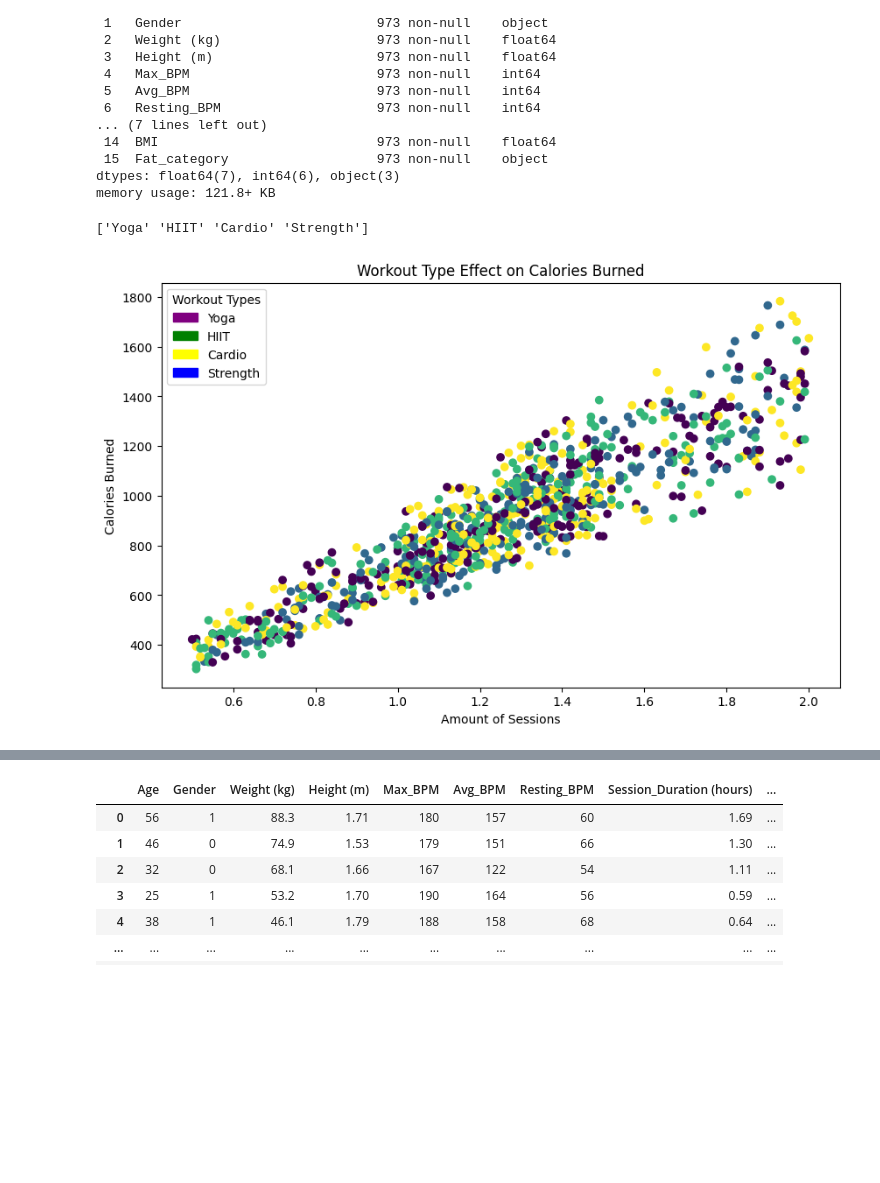
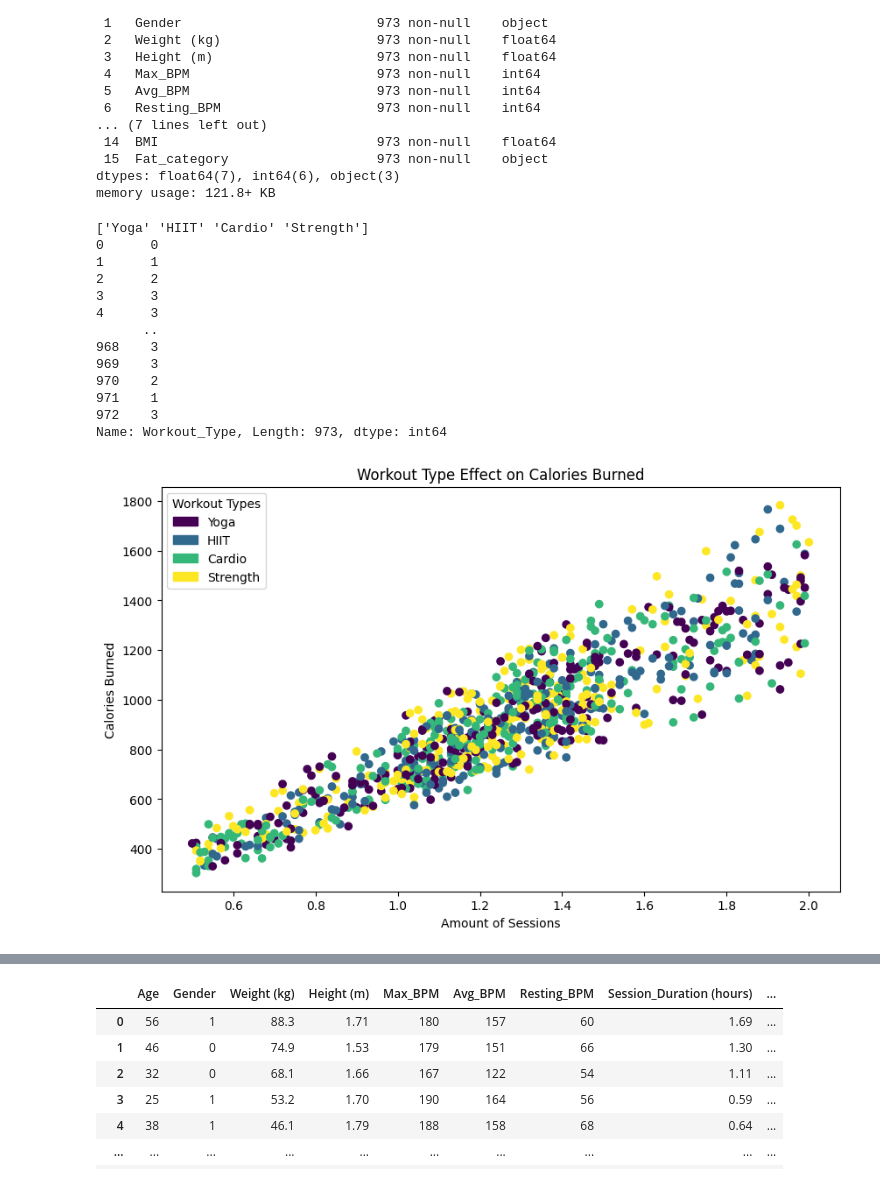
Before and after one commit to HenryGunadi/simple_linear_regression, a Jupyter notebook: main.ipynb, the cells around one changed output, grey strips where cells are left out. Cells and saved outputs as stored; diff of their text form; code cells hidden in the pictures; blank space fills up the shorter version.

```diff
--- a/main.ipynb
+++ b/main.ipynb
@@ -228,35 +186,49 @@ memory usage: 121.8+ KB
 # %%
 import matplotlib.patches as mpatches
 
 # Define workout types and their corresponding colors
 workout_types = df['Workout_Type'].unique()
 print(workout_types)
 workout_type_to_color = {wt: i for i, wt in enumerate(workout_types)}
 t = df['Workout_Type'].map(workout_type_to_color)
+print(t)
 
 # Create the scatter plot
 plt.figure(figsize=(10, 6))
-scatter = plt.scatter(df['Session_Duration (hours)'], df['Calories_Burned'], c=t, alpha=1)
+scatter = plt.scatter(df['Session_Duration (hours)'], df['Calories_Burned'], c=t, alpha=1, cmap='viridis')
 # Add labels and title
 plt.xlabel('Amount of Sessions')
 plt.ylabel('Calories Burned')
 plt.title('Workout Type Effect on Calories Burned')
 
 # Create a legend
+# mpathes.Patch it would just create the legend
+# scatter.map is the colormap from the cmap viridis which we set and map the normalized values to actual colors
+# scatter.norm is to normalize the number from the workout_type_to_color to range 0 to 1
 handles = [
-    mpatches.Patch(color="purple", label="Yoga"),
-    mpatches.Patch(color="green", label="HIIT"),
-    mpatches.Patch(color="yellow", label="Cardio"),
-    mpatches.Patch(color="blue", label="Strength")
+    mpatches.Patch(color=scatter.cmap(scatter.norm(workout_type_to_color[wt])), label=wt)
+    for wt in workout_types
 ]
 
 plt.legend(handles=handles, title="Workout Types", loc="upper left")  # Customize title and position
 
 # Show the plot
 plt.show()
 # %% [output]
 ['Yoga' 'HIIT' 'Cardio' 'Strength']
+0      0
+1      1
+2      2
+3      3
+4      3
+      ..
+968    3
+969    3
+970    2
+971    1
+972    3
+Name: Workout_Type, Length: 973, dtype: int64
-[figure, old version]
+[figure, new version]
 # %%
 # change gender class to int
 def change_category_int(row):
```
Also changed, not shown: parts of 22 cells of this notebook, 3 other files.
